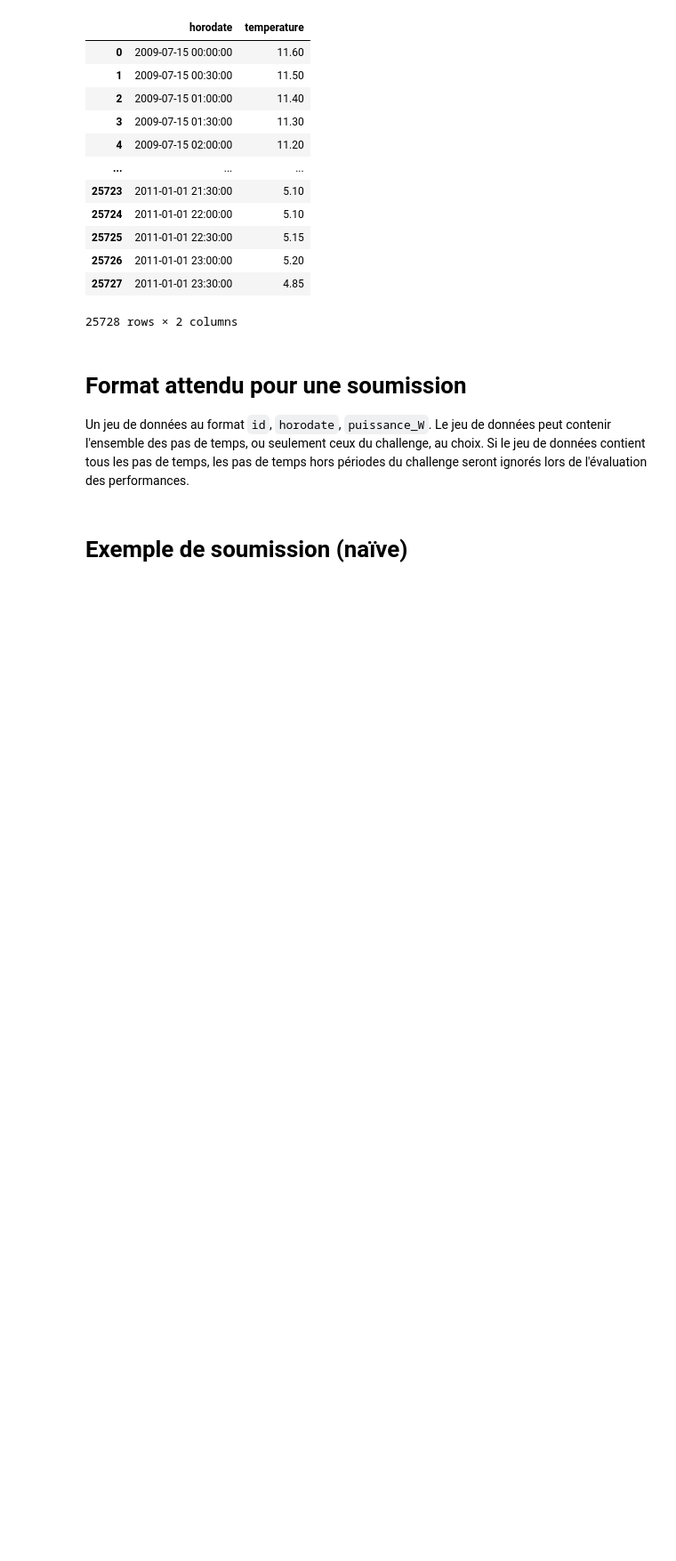
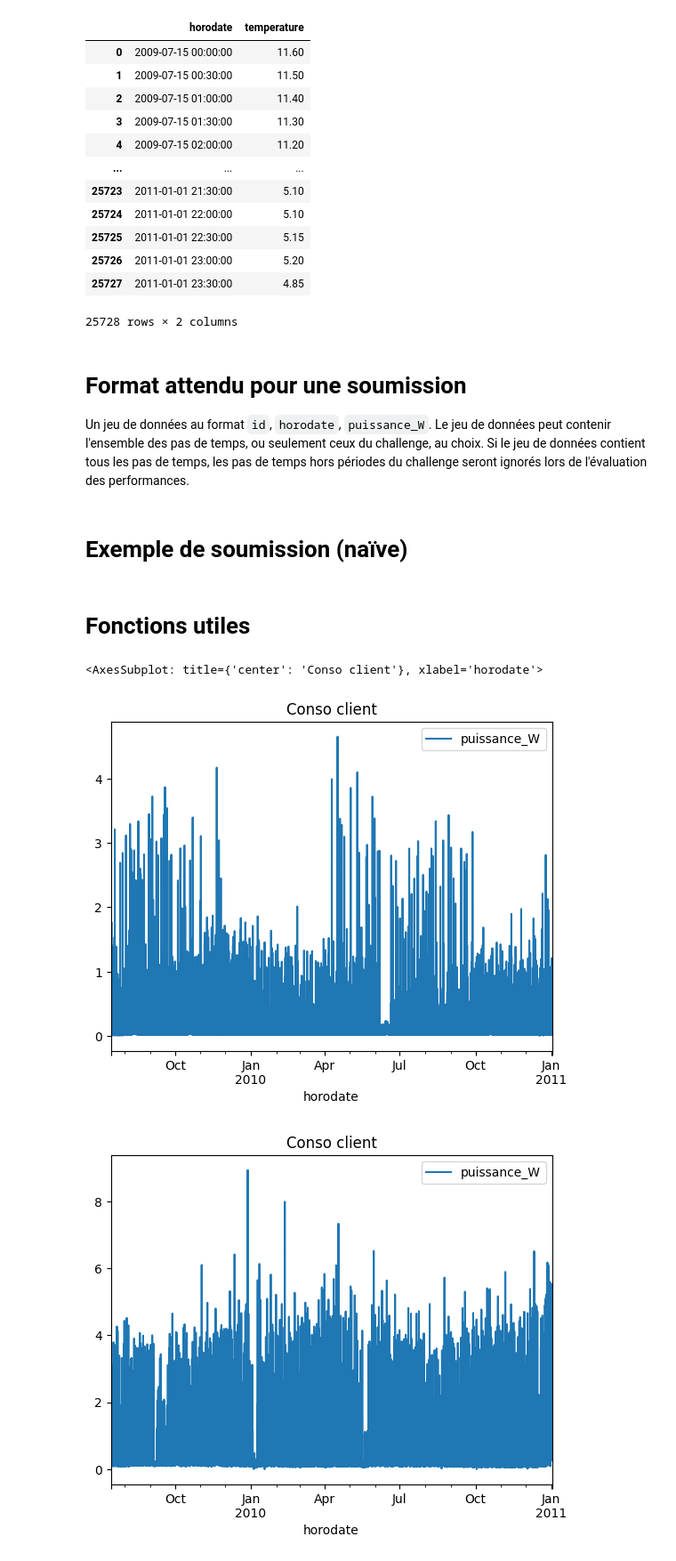
Before and after one commit to arthurwlkr/edf_project_cs, a Jupyter notebook: exploration.ipynb, the cells around one changed output. Shown: that part at 89% size. Saved outputs shown, nothing was run; the diff lists cells and outputs as text; code cells hidden in the pictures; blank space fills up the shorter version.

```diff
--- a/exploration.ipynb
+++ b/exploration.ipynb
@@ -52,7 +52,7 @@ questionnaire
 # Consommations électriques
 Ce dataframe contient les consommations des foyers au cours du temps. La clé de jointure avec le questionnaire est `id_client`
 # %%
-consos_challenge = pd.read_parquet("challenge_data/consos_challenge.parquet")
+consos_challenge = pd.read_parquet("../challenge_data/consos_challenge.parquet")
 consos_challenge
 # %% [output]
 |  | id_client | horodate | puissance_W |
@@ -114,2 +114,15 @@ forecast_consos.to_parquet("output_data/consos.parquet")
 # %%
 # Suite à venir : dépôt sur plate-forme
+# %% [markdown]
+# Fonctions utiles
+# %%
+def plot_conso_client(id_client):
+    conso_plot = consos_challenge.loc[consos_challenge['id_client']==id_client].plot(x='horodate', y='puissance_W', title='Conso client')
+    return(conso_plot)
+
+plot_conso_client(1491)
+plot_conso_client(6845)
+# %% [output]
+<AxesSubplot: title={'center': 'Conso client'}, xlabel='horodate'>
+[figure, added]
+[figure, added]
```
Also changed, not shown: parts of 4 cells of this notebook.
